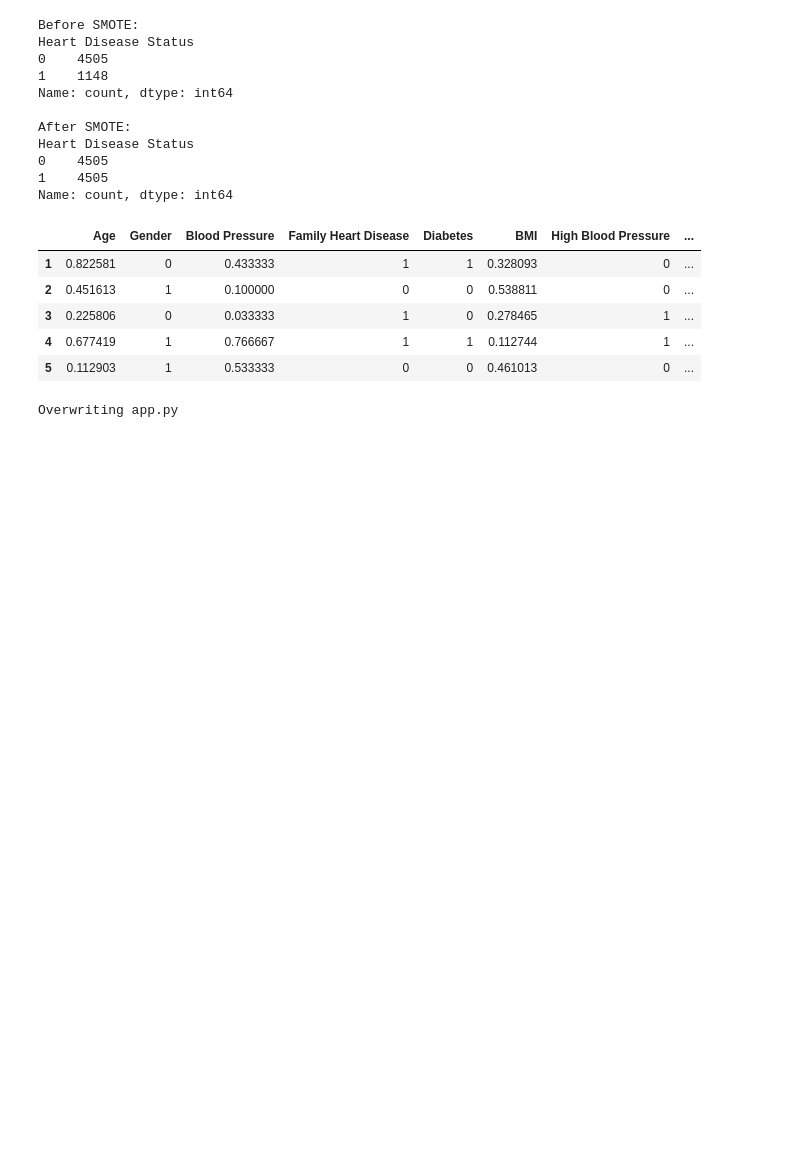
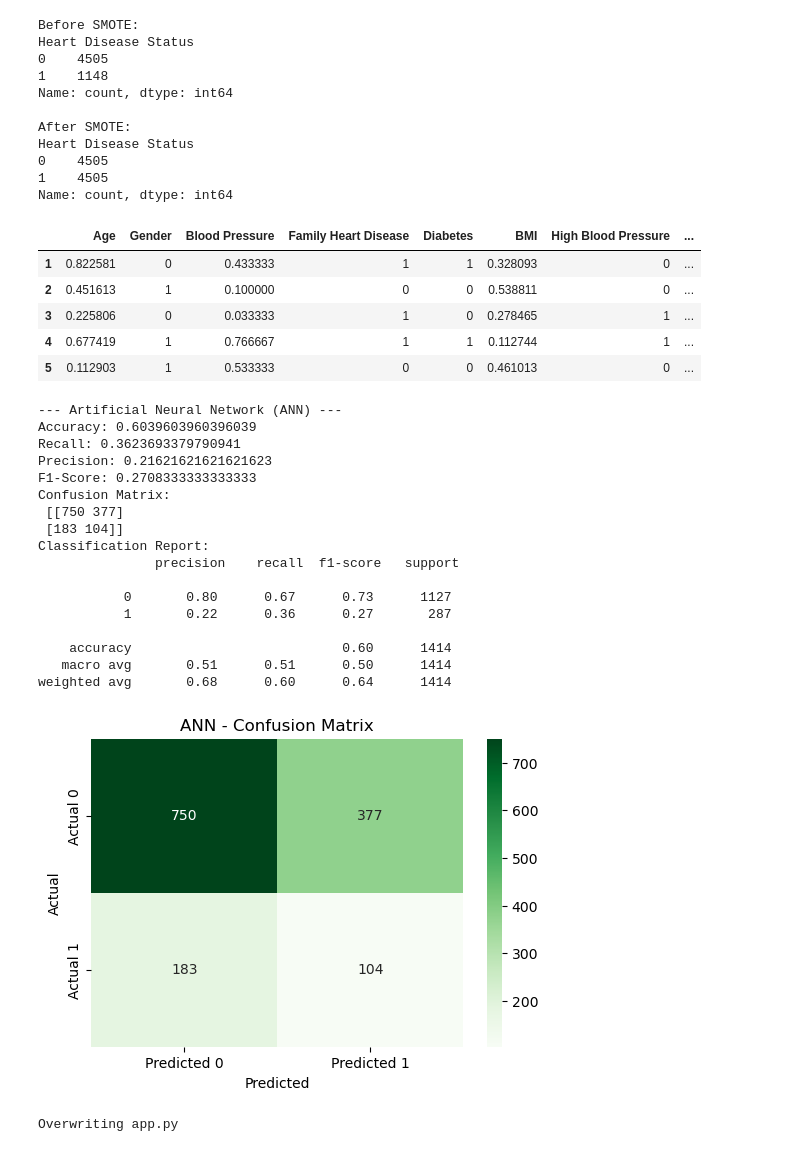
Before and after one commit to saw-1213/DataScience, a Jupyter notebook: DataScience.ipynb, the cells around one changed output. Cells and saved outputs as stored; diff of their text form; code cells hidden in the pictures; blank space fills up the shorter version.

```diff
--- a/DataScience.ipynb
+++ b/DataScience.ipynb
@@ -863,7 +863,7 @@ df.head()
 # %%
 
 mlp = MLPClassifier(
-    hidden_layer_sizes=(128,),
+    hidden_layer_sizes=(100,),
     activation='relu',
     solver='adam',
     max_iter=200,            # train 1 step at a time
@@ -871,33 +871,52 @@ mlp = MLPClassifier(
 )
 
 mlp.fit(X_train_bal, y_train_bal)
 
 y_pred = mlp.predict(X_test)
 
 # Evaluate performance
 print("\n--- Artificial Neural Network (ANN) ---")
 print("Accuracy:", accuracy_score(y_test, y_pred))
 print("Recall:", recall_score(y_test, y_pred))
 print("Precision:", precision_score(y_test, y_pred))
 print("F1-Score:", f1_score(y_test, y_pred))
 print("Confusion Matrix:\n", confusion_matrix(y_test, y_pred))
 print("Classification Report:\n", classification_report(y_test, y_pred, target_names=['0', '1']))
 
 joblib.dump(mlp, "model.pkl")
 joblib.dump(scaler, "scaler.pkl")
 joblib.dump(label_encoders, "label_encoders.pkl")
 
 cm = confusion_matrix(y_test, y_pred)
 
 # Plot confusion matrix
 plt.figure(figsize=(6,4))
 sns.heatmap(cm, annot=True, fmt="d", cmap="Greens",
             xticklabels=['Predicted 0', 'Predicted 1'],
             yticklabels=['Actual 0', 'Actual 1'])
 plt.title("ANN - Confusion Matrix")
 plt.ylabel("Actual")
 plt.xlabel("Predicted")
 plt.show()
+# %% [output]
+--- Artificial Neural Network (ANN) ---
+Accuracy: 0.6039603960396039
+Recall: 0.3623693379790941
+Precision: 0.21621621621621623
+F1-Score: 0.2708333333333333
+Confusion Matrix:
+ [[750 377]
+ [183 104]]
+Classification Report:
+               precision    recall  f1-score   support
+
+           0       0.80      0.67      0.73      1127
+           1       0.22      0.36      0.27       287
+
+    accuracy                           0.60      1414
+   macro avg       0.51      0.51      0.50      1414
+weighted avg       0.68      0.60      0.64      1414
+[figure, added]
 # %%
 %%writefile app.py
 import streamlit as st
```
Also changed, not shown: parts of 1 cell of this notebook, 2 other files.
